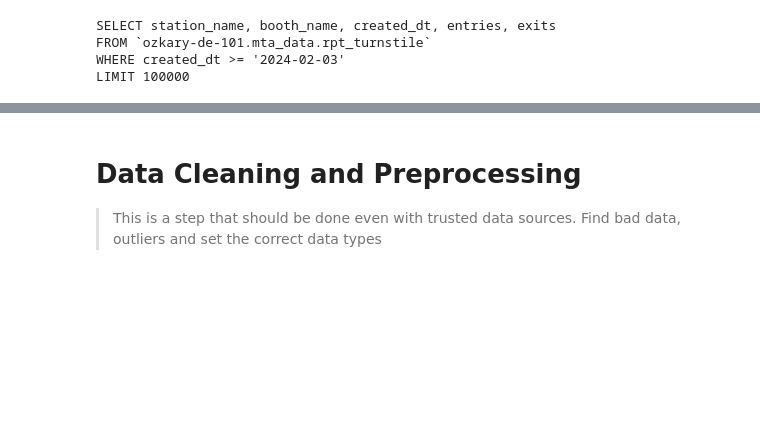
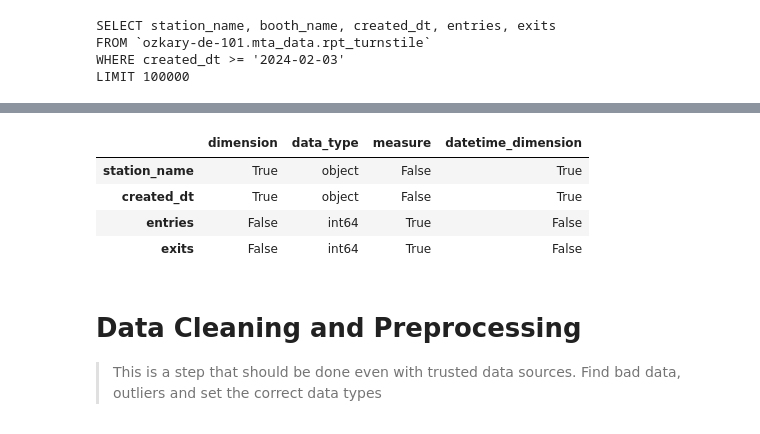
Before and after one commit to ozkary/data-engineering-mta-turnstile, a Jupyter notebook: Step5-Analysis/analysis.ipynb, the cells around one changed output, grey strips where cells are left out. Drawn from its saved outputs; the diff is of its cells as text; code cells hidden in the pictures; blank space fills up the shorter version.

```diff
--- a/Step5-Analysis/analysis.ipynb
+++ b/Step5-Analysis/analysis.ipynb
@@ -88,0 +112,85 @@ memory usage: 4.0+ MB
+# %%
+def is_datetime(df, col, sample_size=10):
+  """
+  Checks if a column in a DataFrame potentially contains datetime data.
+
+  Args:
+      df (pandas.DataFrame): The DataFrame containing the column to analyze.
+      col (str): The name of the column to check.
+      sample_size (int, optional): The number of rows to use for sample data analysis. Defaults to 10.
+
+  Returns:
+      bool: True if the column potentially contains datetime data, False otherwise.
+  """
+
+  # Get data type
+  data_type = df[col].dtype
+  value = False
+
+  if data_type in [object, str]:
+    try:
+      # Attempt to convert a sample of the column to datetime
+      sample_data = df[col].head(sample_size)
+      pd.to_datetime(sample_data, errors='coerce')  # Attempt conversion with error handling
+      value = True
+    except (pd.errors.ParserError, ValueError):
+      # Conversion failed, not likely datetime
+      print(f"Parser Error {ValueError}")
+
+  return value
+
+
+def describe_dataframe(df):
+  """
+  Analyzes a pandas DataFrame and provides a description of columns.
+
+  Args:
+      df (pandas.DataFrame): The DataFrame to analyze.
+
+  Returns:
+      dict: A dictionary where keys are column names and values are dictionaries
+          containing descriptions of 'dimension', 'data_type', 'measure',
+          and 'datetime_dimension'.
+  """
+
+  # Initialize an empty dictionary to store column descriptions
+  column_descriptions = {}
+
+  # Iterate through each column
+  for col in df.columns:
+    # Get data type
+    data_type = df[col].dtype
+
+    dimension = False
+    datetime_dimension = False  # Not a datetime dimension
+
+    # Analyze potential dimension vs. measure based on data type and heuristics
+    if data_type in [object, str]:
+      # Likely a dimension if it contains words or non-numeric characters
+      dimension = any(char.isalpha() for char in col) or not all(char.isdigit() for char in col.split('-'))
+      datetime_dimension = is_datetime(df,col)
+      measure = not dimension
+
+    else:
+      # Numeric data type, potential measure
+      measure = True
+
+    # Store the description for this column
+    column_descriptions[col] = {
+        'dimension': dimension,
+        'data_type': data_type,
+        'measure': measure,
+        'datetime_dimension': datetime_dimension
+    }
+
+  return column_descriptions
+
+profiling_results = describe_dataframe(sample)
+profiling_df = pd.DataFrame.from_dict(profiling_results, orient='index')
+profiling_df.head(10)
+# %% [output]
+|  | dimension | data_type | measure | datetime_dimension |
+| station_name | True | object | False | True |
+| created_dt | True | object | False | True |
+| entries | False | int64 | True | False |
+| exits | False | int64 | True | False |
```
Also changed, not shown: parts of 11 cells of this notebook, 4 other files.
